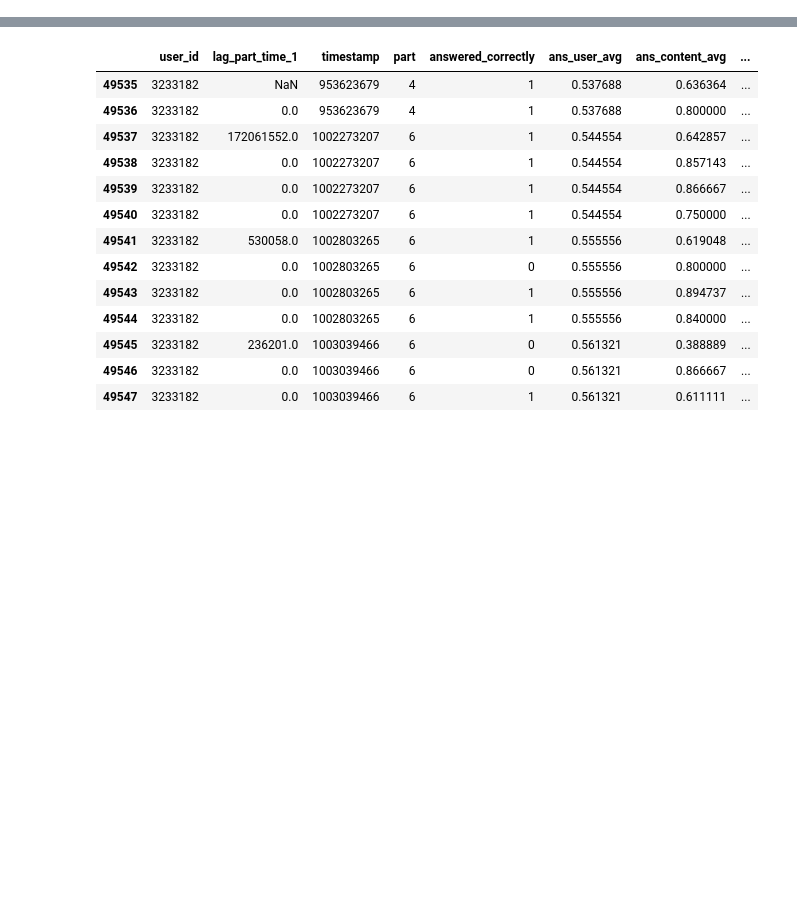
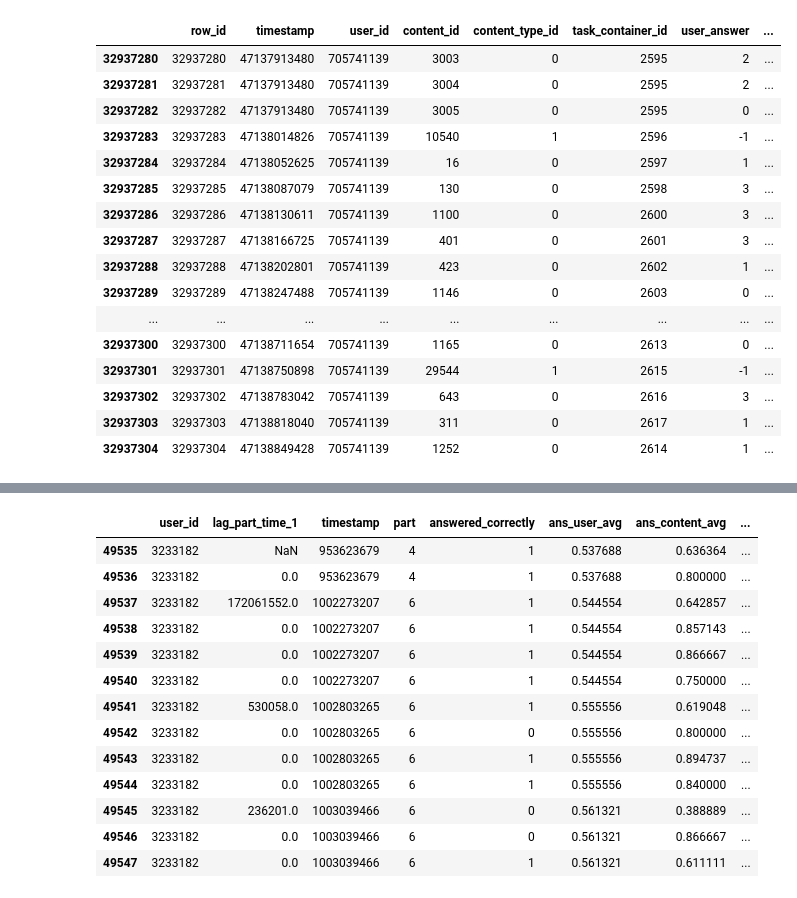
Before and after one commit to zakopuro/kaggle_Riiid, a Jupyter notebook: notebook/debug.ipynb, the cells around one changed output, grey strips where cells are left out. Saved outputs shown, nothing was run; the diff lists cells and outputs as text; code cells hidden in the pictures; blank space fills up the shorter version.

```diff
--- a/notebook/debug.ipynb
+++ b/notebook/debug.ipynb
@@ -18,0 +264,14 @@ from sklearn.decomposition import PCA
+# %%
+train = pd.read_feather('../data/input/train.feather')
+# %%
+train = train.loc[train.content_type_id == False].reset_index(drop = True)
+# %%
+qs = pd.read_csv('../data/input/questions.csv')
+tag = qs["tags"].str.split(" ",expand = True)
+tag.columns = ['tags1','tags2','tags3','tags4','tags5','tags6']
+qs = pd.concat([qs,tag],axis=1)
+qs_cmnts = pd.read_csv('../data/input/question_cmnts.csv')
+qs = pd.merge(qs,qs_cmnts,on='question_id',how='left')
+qs = qs.rename(columns={'question_id':'content_id'})
+
+train = pd.merge(train,qs,on='content_id',how='left')
@@ -18,0 +435,20 @@ from sklearn.decomposition import PCA
+# %%
+train.iloc[32937280:32937305]
+# %% [output]
+|  | row_id | timestamp | user_id | content_id | content_type_id | task_container_id | user_answer | ... |
+| 32937280 | 32937280 | 47137913480 | 705741139 | 3003 | 0 | 2595 | 2 | ... |
+| 32937281 | 32937281 | 47137913480 | 705741139 | 3004 | 0 | 2595 | 2 | ... |
+| 32937282 | 32937282 | 47137913480 | 705741139 | 3005 | 0 | 2595 | 0 | ... |
+| 32937283 | 32937283 | 47138014826 | 705741139 | 10540 | 1 | 2596 | -1 | ... |
+| 32937284 | 32937284 | 47138052625 | 705741139 | 16 | 0 | 2597 | 1 | ... |
+| 32937285 | 32937285 | 47138087079 | 705741139 | 130 | 0 | 2598 | 3 | ... |
+| 32937286 | 32937286 | 47138130611 | 705741139 | 1100 | 0 | 2600 | 3 | ... |
+| 32937287 | 32937287 | 47138166725 | 705741139 | 401 | 0 | 2601 | 3 | ... |
+| 32937288 | 32937288 | 47138202801 | 705741139 | 423 | 0 | 2602 | 1 | ... |
+| 32937289 | 32937289 | 47138247488 | 705741139 | 1146 | 0 | 2603 | 0 | ... |
+| ... | ... | ... | ... | ... | ... | ... | ... | ... |
+| 32937300 | 32937300 | 47138711654 | 705741139 | 1165 | 0 | 2613 | 0 | ... |
+| 32937301 | 32937301 | 47138750898 | 705741139 | 29544 | 1 | 2615 | -1 | ... |
+| 32937302 | 32937302 | 47138783042 | 705741139 | 643 | 0 | 2616 | 3 | ... |
+| 32937303 | 32937303 | 47138818040 | 705741139 | 311 | 0 | 2617 | 1 | ... |
+| 32937304 | 32937304 | 47138849428 | 705741139 | 1252 | 0 | 2614 | 1 | ... |
```
Also changed, not shown: parts of 48 cells of this notebook, 15 other files.
